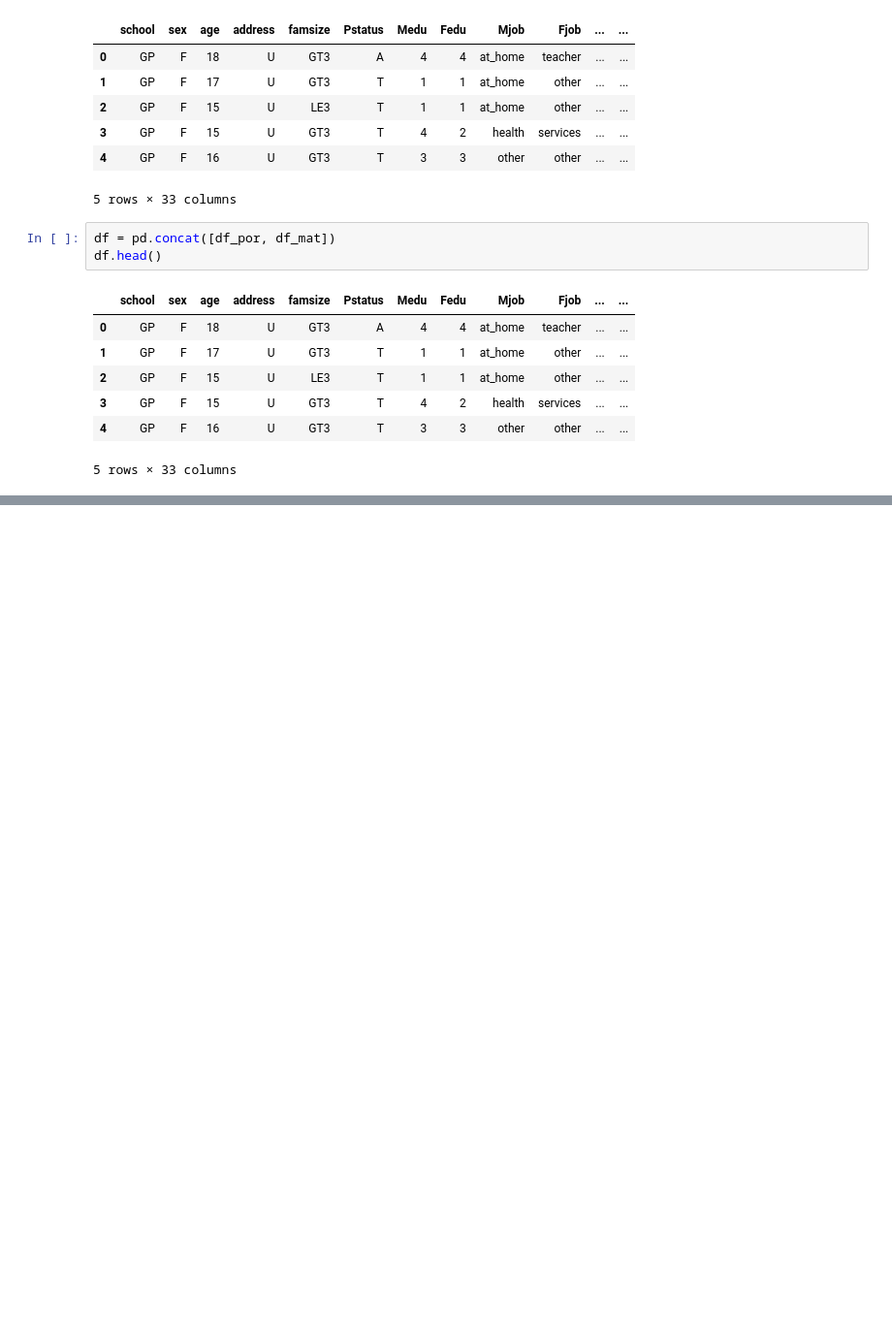
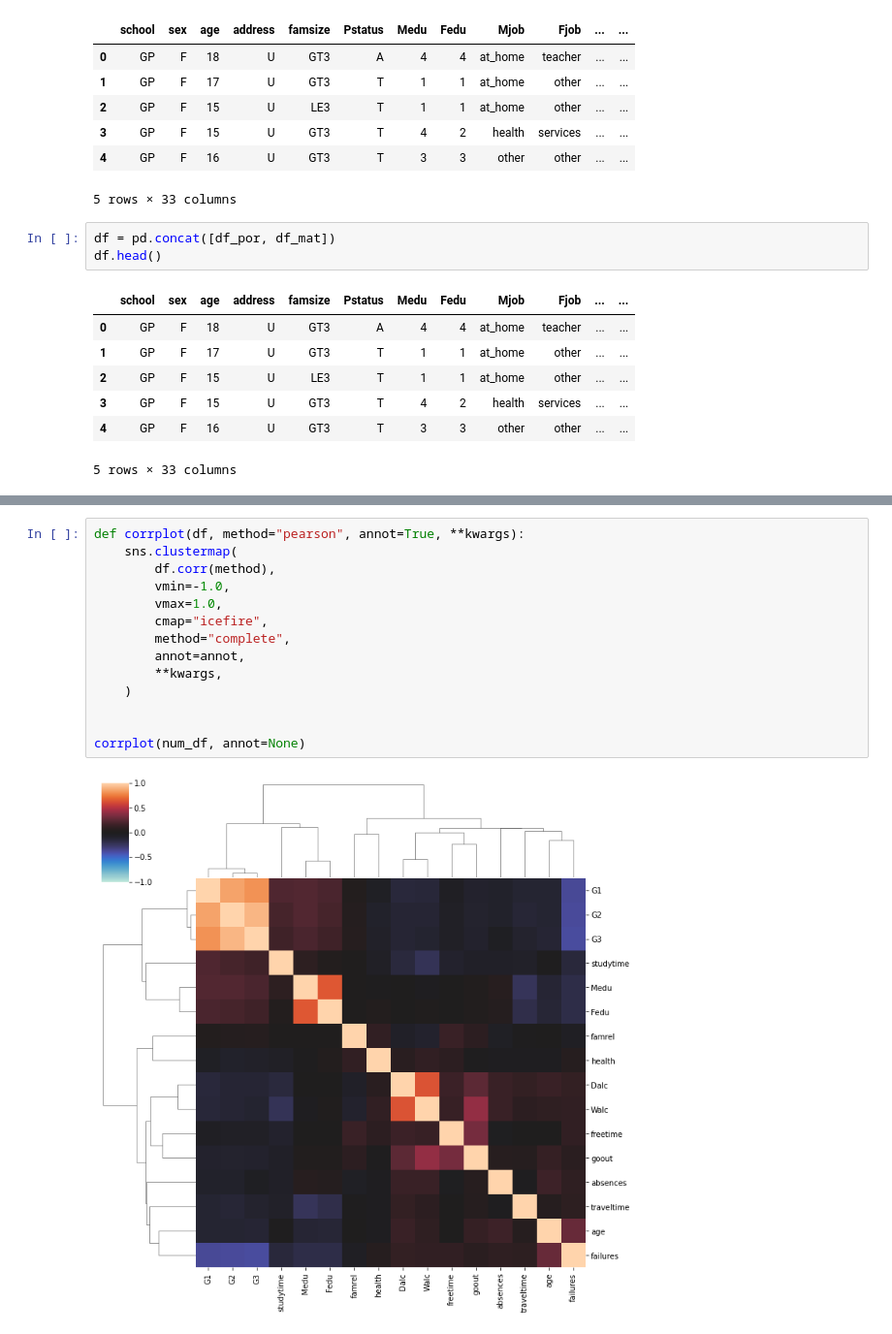
Before and after one commit to ViKarp/students, a Jupyter notebook: analis.ipynb, the cells around one changed output, grey strips where cells are left out. Shown: that part at 97% size. Drawn from its saved outputs; the diff is of its cells as text; blank space fills up the shorter version.

```diff
--- a/analis.ipynb
+++ b/analis.ipynb
@@ -69,0 +131,16 @@ df.head()
+# %%
+def corrplot(df, method="pearson", annot=True, **kwargs):
+    sns.clustermap(
+        df.corr(method),
+        vmin=-1.0,
+        vmax=1.0,
+        cmap="icefire",
+        method="complete",
+        annot=annot,
+        **kwargs,
+    )
+
+
+corrplot(num_df, annot=None)
+# %% [output]
+[figure, added]
```
Also changed, not shown: parts of 6 cells of this notebook.
